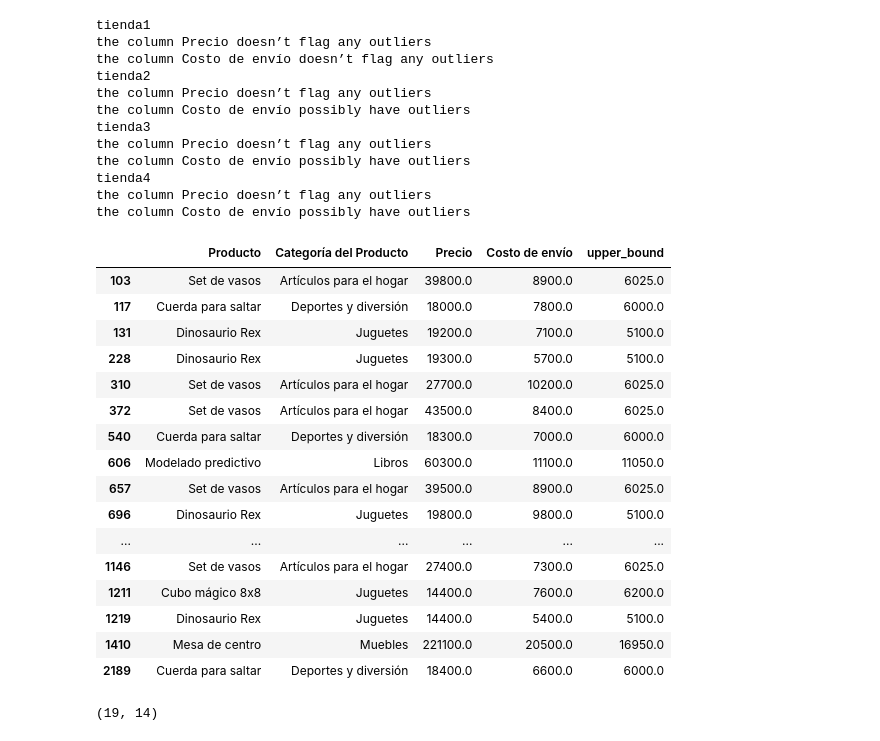
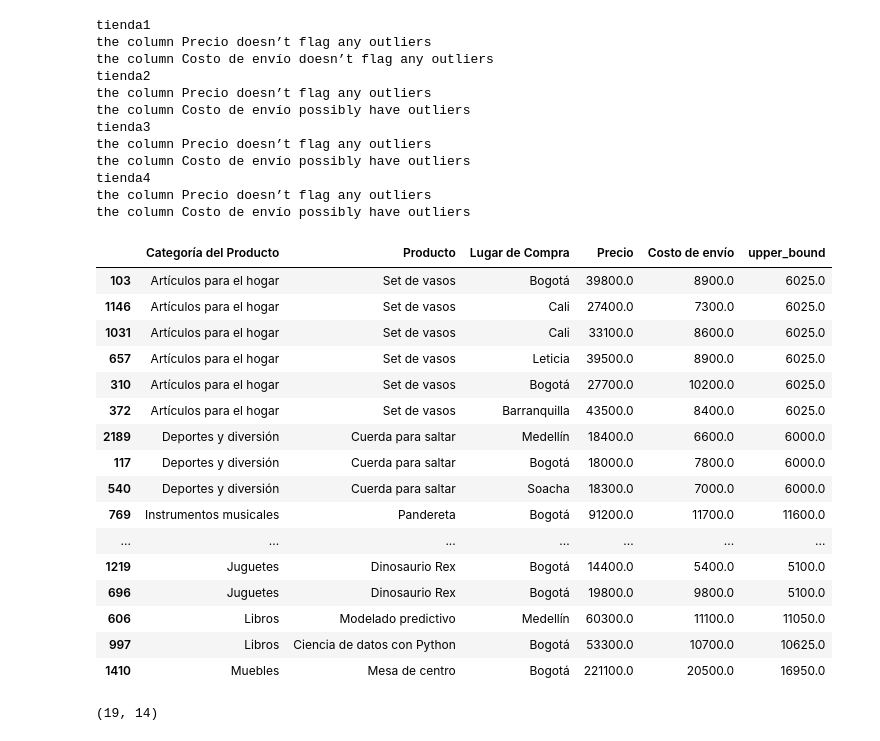
Before and after one commit to JCSR2022/challenge1-data-science-Alura, a Jupyter notebook: AluraStoreLatam.ipynb, the cells around one changed output. Cells and saved outputs as stored; diff of their text form; code cells hidden in the pictures.

```diff
--- a/AluraStoreLatam.ipynb
+++ b/AluraStoreLatam.ipynb
@@ -331,51 +331,51 @@ the column Costo de envío possibly have outliers
 def review_outliers_2(df,column,columns_filter,threshold=1.5):
     """
     Detects outliers in `column` grouped by `columns_filter`
     using the IQR method.
     Returns a DataFrame containing only outlier rows.
     """
 
     # Describe stats per group
     df_review = df.groupby(columns_filter)[column].describe().reset_index()
 
     # Compute IQR and bounds
     iqr = df_review['75%'] - df_review['25%']
     df_review['lower_bound'] = df_review['25%'] - iqr * threshold
     df_review['upper_bound'] = df_review['75%'] + iqr * threshold
 
     # Merge back to original dataframe
     df_merged = df.merge(df_review[columns_filter + ['lower_bound', 'upper_bound']], on=columns_filter, how='left')
 
     # Filter rows that are outside bounds (outliers)
     df_outliers = df_merged[
         (df_merged[column] < df_merged['lower_bound']) |
         (df_merged[column] > df_merged['upper_bound'])
     ].copy()
 
     return df_outliers
 
 #play with threshold=3
 df_review = review_outliers_2(df, column = 'Costo de envío',columns_filter=['Categoría del Producto','Producto'], threshold=3)
 
-df_review[['Producto', 'Categoría del Producto', 'Precio', 'Costo de envío','upper_bound']]
+df_review[['Categoría del Producto','Producto', 'Lugar de Compra','Precio', 'Costo de envío','upper_bound']].sort_values(by='Categoría del Producto')
 # %% [output]
-|  | Producto | Categoría del Producto | Precio | Costo de envío | upper_bound |
-| 103 | Set de vasos | Artículos para el hogar | 39800.0 | 8900.0 | 6025.0 |
-| 117 | Cuerda para saltar | Deportes y diversión | 18000.0 | 7800.0 | 6000.0 |
-| 131 | Dinosaurio Rex | Juguetes | 19200.0 | 7100.0 | 5100.0 |
-| 228 | Dinosaurio Rex | Juguetes | 19300.0 | 5700.0 | 5100.0 |
-| 310 | Set de vasos | Artículos para el hogar | 27700.0 | 10200.0 | 6025.0 |
-| 372 | Set de vasos | Artículos para el hogar | 43500.0 | 8400.0 | 6025.0 |
-| 540 | Cuerda para saltar | Deportes y diversión | 18300.0 | 7000.0 | 6000.0 |
-| 606 | Modelado predictivo | Libros | 60300.0 | 11100.0 | 11050.0 |
-| 657 | Set de vasos | Artículos para el hogar | 39500.0 | 8900.0 | 6025.0 |
-| 696 | Dinosaurio Rex | Juguetes | 19800.0 | 9800.0 | 5100.0 |
-| ... | ... | ... | ... | ... | ... |
-| 1146 | Set de vasos | Artículos para el hogar | 27400.0 | 7300.0 | 6025.0 |
-| 1211 | Cubo mágico 8x8 | Juguetes | 14400.0 | 7600.0 | 6200.0 |
-| 1219 | Dinosaurio Rex | Juguetes | 14400.0 | 5400.0 | 5100.0 |
-| 1410 | Mesa de centro | Muebles | 221100.0 | 20500.0 | 16950.0 |
-| 2189 | Cuerda para saltar | Deportes y diversión | 18400.0 | 6600.0 | 6000.0 |
+|  | Categoría del Producto | Producto | Lugar de Compra | Precio | Costo de envío | upper_bound |
+| 103 | Artículos para el hogar | Set de vasos | Bogotá | 39800.0 | 8900.0 | 6025.0 |
+| 1146 | Artículos para el hogar | Set de vasos | Cali | 27400.0 | 7300.0 | 6025.0 |
+| 1031 | Artículos para el hogar | Set de vasos | Cali | 33100.0 | 8600.0 | 6025.0 |
+| 657 | Artículos para el hogar | Set de vasos | Leticia | 39500.0 | 8900.0 | 6025.0 |
+| 310 | Artículos para el hogar | Set de vasos | Bogotá | 27700.0 | 10200.0 | 6025.0 |
+| 372 | Artículos para el hogar | Set de vasos | Barranquilla | 43500.0 | 8400.0 | 6025.0 |
+| 2189 | Deportes y diversión | Cuerda para saltar | Medellín | 18400.0 | 6600.0 | 6000.0 |
+| 117 | Deportes y diversión | Cuerda para saltar | Bogotá | 18000.0 | 7800.0 | 6000.0 |
+| 540 | Deportes y diversión | Cuerda para saltar | Soacha | 18300.0 | 7000.0 | 6000.0 |
+| 769 | Instrumentos musicales | Pandereta | Bogotá | 91200.0 | 11700.0 | 11600.0 |
+| ... | ... | ... | ... | ... | ... | ... |
+| 1219 | Juguetes | Dinosaurio Rex | Bogotá | 14400.0 | 5400.0 | 5100.0 |
+| 696 | Juguetes | Dinosaurio Rex | Bogotá | 19800.0 | 9800.0 | 5100.0 |
+| 606 | Libros | Modelado predictivo | Medellín | 60300.0 | 11100.0 | 11050.0 |
+| 997 | Libros | Ciencia de datos con Python | Bogotá | 53300.0 | 10700.0 | 10625.0 |
+| 1410 | Muebles | Mesa de centro | Bogotá | 221100.0 | 20500.0 | 16950.0 |
 # %%
 df_review.shape
 # %% [output]
```
